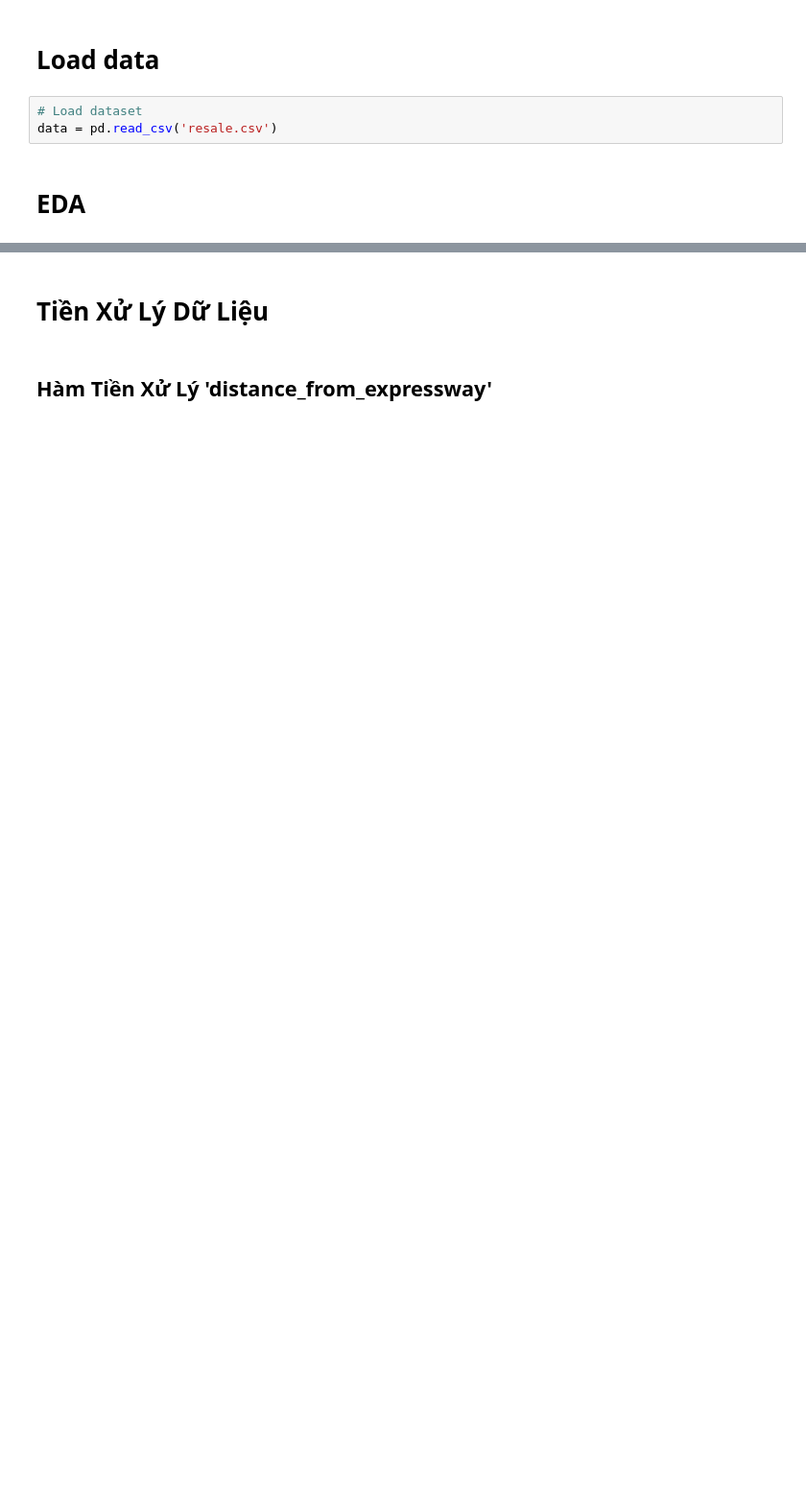
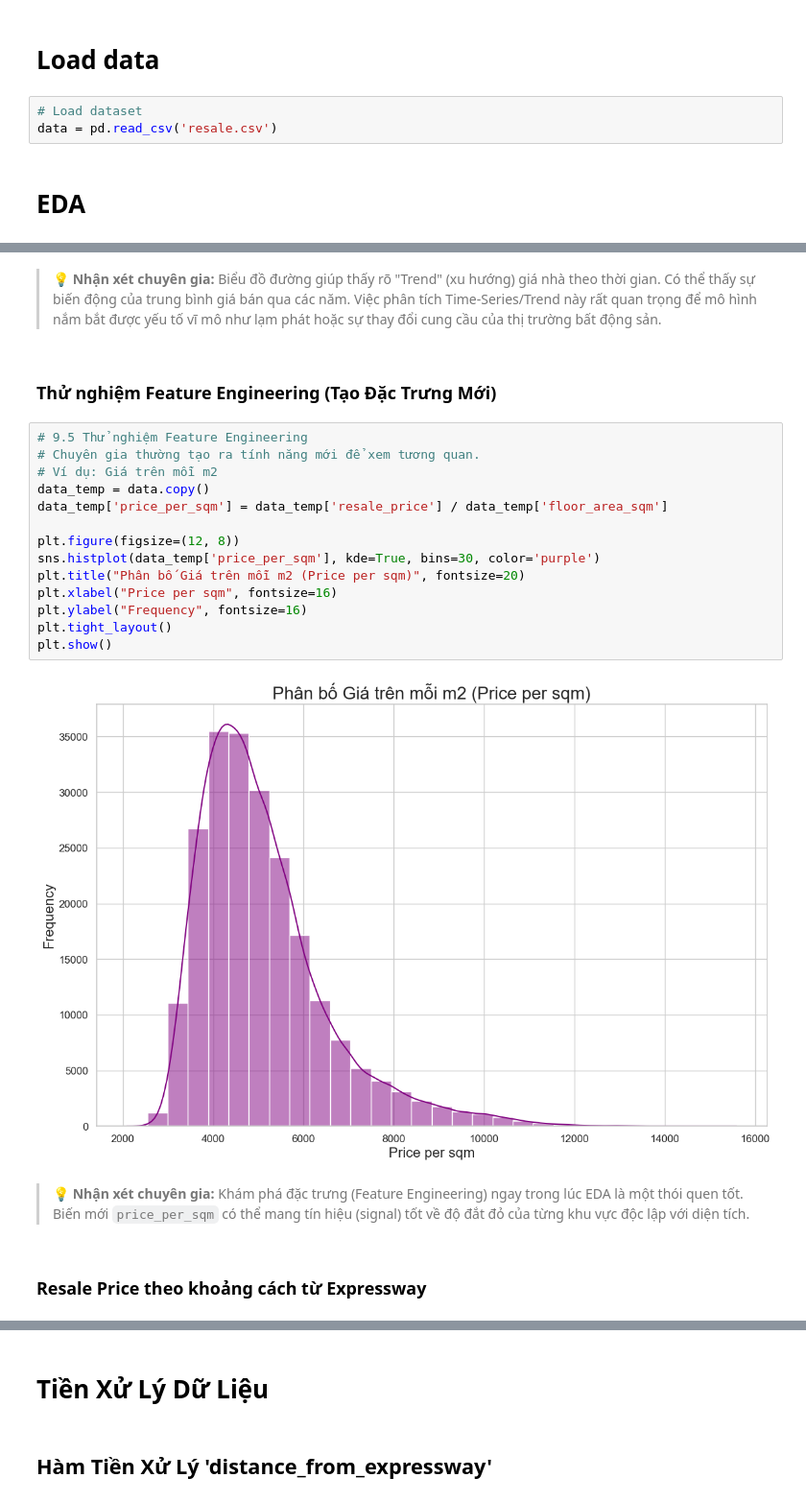
Before and after one commit to bananacat12/Real-Estate-Price-Prediction, a Jupyter notebook: Final.ipynb, the cells around one changed output, grey strips where cells are left out. Shown at 96% size. Saved outputs shown, nothing was run; the diff lists cells and outputs as text; blank space fills up the shorter version.

```diff
--- a/Final.ipynb
+++ b/Final.ipynb
@@ -242,0 +271,24 @@ Name: floor_area_sqm, Length: 1268, dtype: float64
+# %% [markdown]
+> **💡 Nhận xét chuyên gia:** Biểu đồ đường giúp thấy rõ "Trend" (xu hướng) giá nhà theo thời gian. Có thể thấy sự biến động của trung bình giá bán qua các năm. Việc phân tích Time-Series/Trend này rất quan trọng để mô hình nắm bắt được yếu tố vĩ mô như lạm phát hoặc sự thay đổi cung cầu của thị trường bất động sản.
+# %% [markdown]
+### Thử nghiệm Feature Engineering (Tạo Đặc Trưng Mới)
+# %%
+# 9.5 Thử nghiệm Feature Engineering
+# Chuyên gia thường tạo ra tính năng mới để xem tương quan.
+# Ví dụ: Giá trên mỗi m2
+data_temp = data.copy()
+data_temp['price_per_sqm'] = data_temp['resale_price'] / data_temp['floor_area_sqm']
+
+plt.figure(figsize=(12, 8))
+sns.histplot(data_temp['price_per_sqm'], kde=True, bins=30, color='purple')
+plt.title("Phân bố Giá trên mỗi m2 (Price per sqm)", fontsize=20)
+plt.xlabel("Price per sqm", fontsize=16)
+plt.ylabel("Frequency", fontsize=16)
+plt.tight_layout()
+plt.show()
+# %% [output]
+[figure, added]
+# %% [markdown]
+> **💡 Nhận xét chuyên gia:** Khám phá đặc trưng (Feature Engineering) ngay trong lúc EDA là một thói quen tốt. Biến mới `price_per_sqm` có thể mang tín hiệu (signal) tốt về độ đắt đỏ của từng khu vực độc lập với diện tích.
+# %% [markdown]
+### Resale Price theo khoảng cách từ Expressway
```
Also changed, not shown: parts of 50 cells of this notebook, 2 other files.
